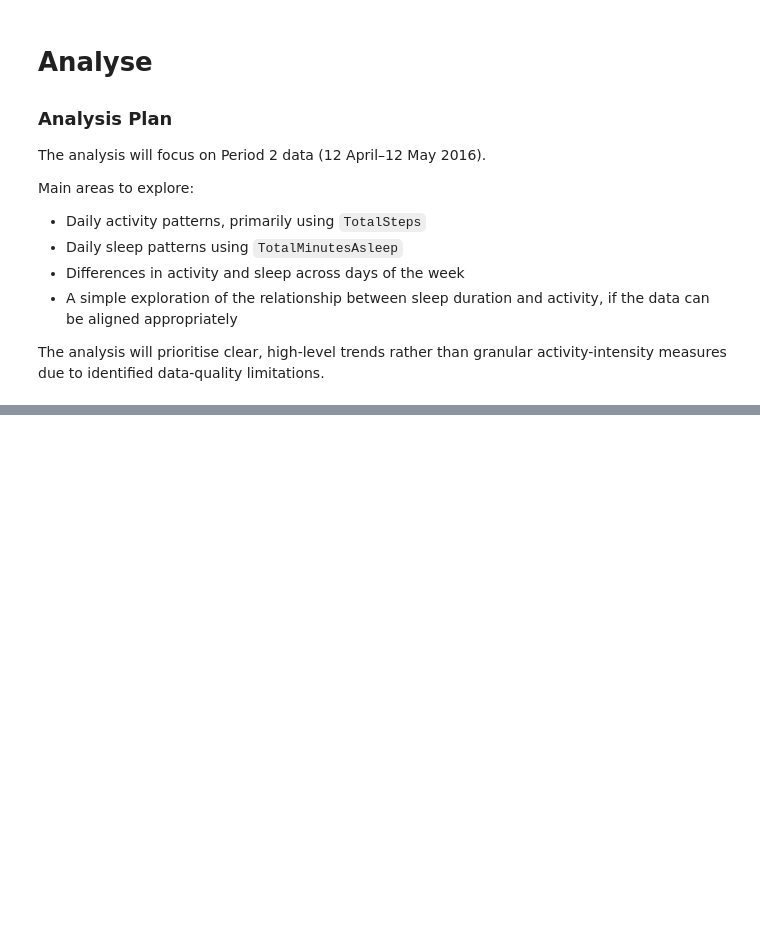
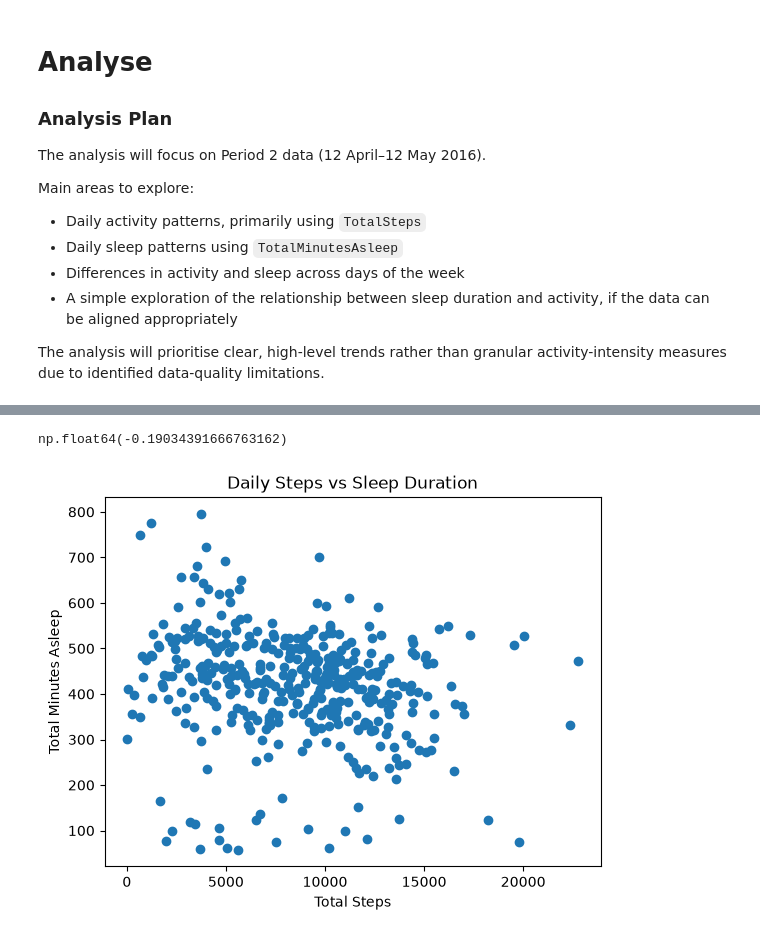
Before and after one commit to elliotwrightdata/bellabeat_case_study, a Jupyter notebook: noteboooks/bellabeat_analysis.ipynb, the cells around one changed output, grey strips where cells are left out. Saved outputs shown, nothing was run; the diff lists cells and outputs as text; code cells hidden in the pictures; blank space fills up the shorter version.

```diff
--- a/noteboooks/bellabeat_analysis.ipynb
+++ b/noteboooks/bellabeat_analysis.ipynb
@@ -631,0 +944,7 @@ The analysis will prioritise clear, high-level trends rather than granular activ
+# %%
+activity_sleep_same_day = sleep_daily.merge(
+    activity_daily,
+    left_on=["Id", "SleepDay"],
+    right_on=["Id", "ActivityDate"],
+    how="inner"
+)
@@ -631,0 +965,15 @@ The analysis will prioritise clear, high-level trends rather than granular activ
+# %%
+activity_sleep_same_day["TotalMinutesAsleep"].corr(activity_sleep_same_day["TotalSteps"])
+# %% [output]
+np.float64(-0.19034391666763162)
+# %%
+plt.scatter(
+    activity_sleep_same_day["TotalSteps"],
+    activity_sleep_same_day["TotalMinutesAsleep"]
+)
+plt.xlabel("Total Steps")
+plt.ylabel("Total Minutes Asleep")
+plt.title("Daily Steps vs Sleep Duration")
+plt.show()
+# %% [output]
+[figure, added]
```
Also changed, not shown: parts of 37 cells of this notebook.
